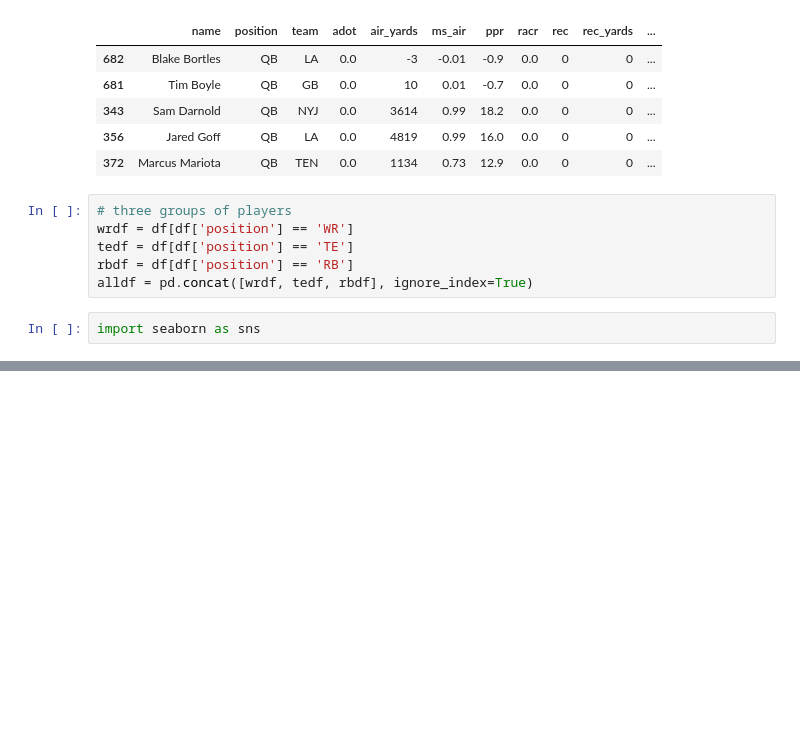
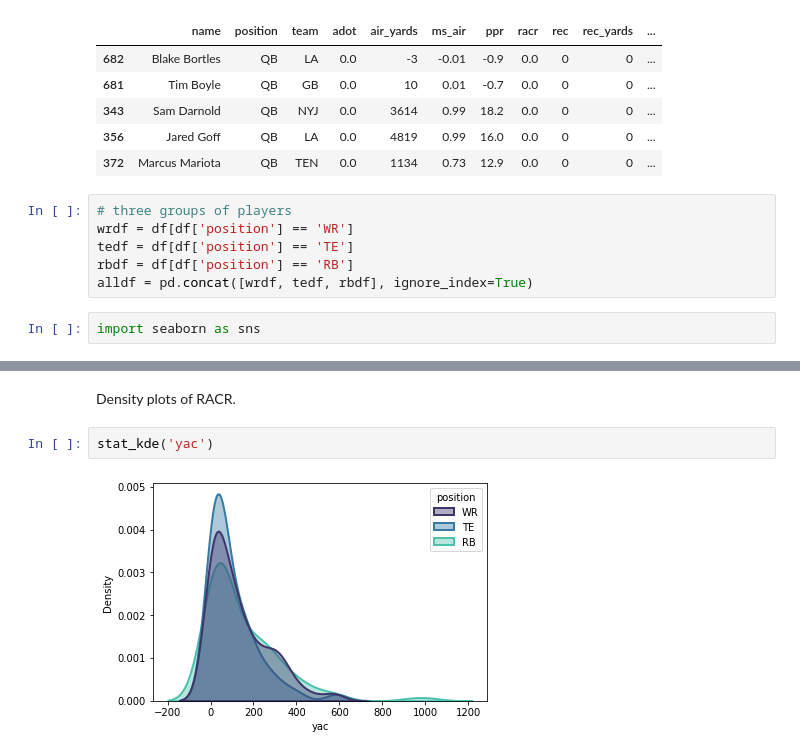
Before and after one commit to vishal-chandra/ExploringAirYards, a Jupyter notebook: ExploringAirYards.ipynb, the cells around one changed output, grey strips where cells are left out. Saved outputs shown, nothing was run; the diff lists cells and outputs as text; blank space fills up the shorter version.

```diff
--- a/ExploringAirYards.ipynb
+++ b/ExploringAirYards.ipynb
@@ -71,0 +78,6 @@ Probability density plot of WR WOPR.
+# %% [markdown]
+Density plots of RACR.
+# %%
+stat_kde('yac')
+# %% [output]
+[figure, added]
```
Also changed, not shown: parts of 9 cells of this notebook.
